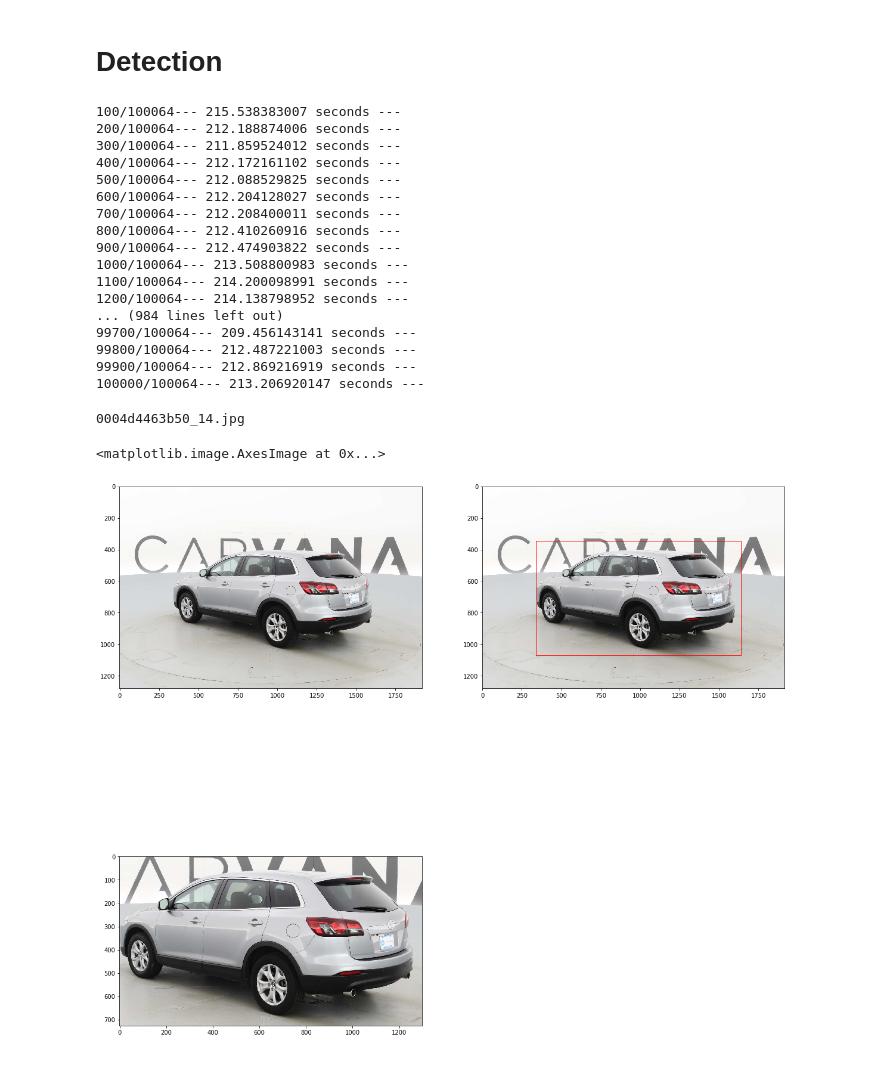
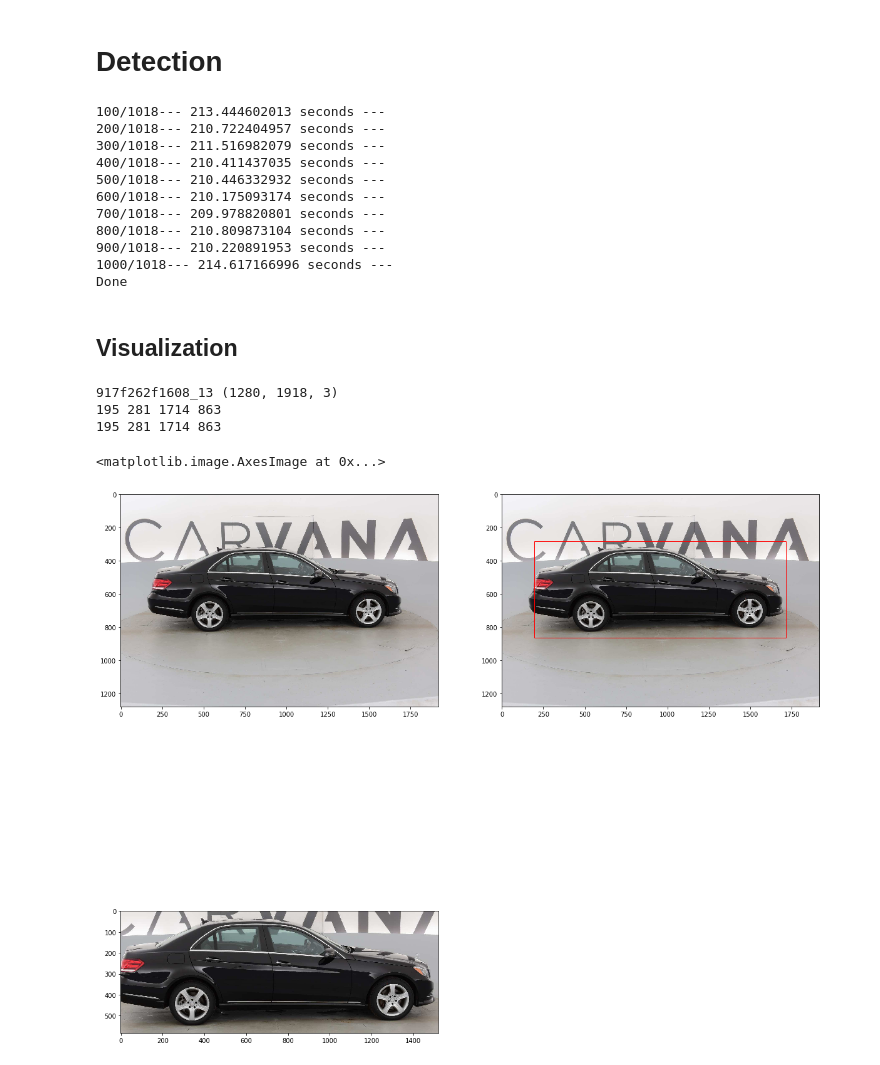
Before and after one commit to deepmd/Carvana, a Jupyter notebook: find_test_bboxes.ipynb, the cells around one changed output. Saved outputs shown, nothing was run; the diff lists cells and outputs as text; code cells hidden in the pictures.

```diff
--- a/find_test_bboxes.ipynb
+++ b/find_test_bboxes.ipynb
@@ -100,7 +100,7 @@ with detection_graph.as_default():
   with tf.Session(graph=detection_graph) as sess:
     start_time = time.time()
     for image_path in IMAGE_PATHS:
-      image = Image.open(os.path.join('inputs/test/'+image_path))
+      image = Image.open(os.path.join('inputs/train/{}.jpg'.format(image_path)))
       #The array based representation of the image will be used later in order to prepare the
       # result image with boxes and labels on it.
       image_np = load_image_into_numpy_array(image)
@@ -119,16 +119,17 @@ with detection_graph.as_default():
           [boxes, scores, classes, num_detections],
           feed_dict={image_tensor: image_np_expanded})
       (ymin, xmin, ymax, xmax) = boxes[0][0]
-      #im_width, im_height = image.size
       x1, y1, x2, y2 = set_coordinates(xmin, ymin, xmax, ymax, image.size)
       bboxes.append([image_path, x1, y1, x2, y2])
       if num%100==0:
         print '{0}/{1}--- {2} seconds ---'.format(num, len(IMAGE_PATHS), (time.time() - start_time))
-        np.savetxt('inputs/test_bbox_{0}.csv'.format(num), bboxes, fmt='%s', delimiter=',', newline='\n')
+        #np.savetxt('inputs/test_bbox_{0}.csv'.format(num), bboxes, fmt='%s', delimiter=',', newline='\n')
         start_time = time.time()
       num += 1
 
-np.savetxt('inputs/test_bbox.csv', bboxes, fmt='%s', delimiter=',', newline='\n')
+np.savetxt('inputs/valid_bboxes_ex2.csv', bboxes, fmt='%s', delimiter=',', newline='\n')
+
+print 'Done'
 
       # Visualization of the results of a detection.
       #vis_util.visualize_boxes_and_labels_on_image_array(
@@ -136,28 +137,26 @@ np.savetxt('inputs/test_bbox.csv', bboxes, fmt='%s', delimiter=',', newline='\n'
       #    np.squeeze(boxes),
       #   np.squeeze(classes).astype(np.int32),
       #    np.squeeze(scores),
+
       #    category_index,
+
       #    use_normalized_coordinates=True,
       #    line_thickness=8)
       #plt.figure(figsize=IMAGE_SIZE)
       #plt.imshow(image_np)
 # %% [output]
-100/100064--- 215.538383007 seconds ---
-200/100064--- 212.188874006 seconds ---
-300/100064--- 211.859524012 seconds ---
-400/100064--- 212.172161102 seconds ---
-500/100064--- 212.088529825 seconds ---
-600/100064--- 212.204128027 seconds ---
-700/100064--- 212.208400011 seconds ---
-800/100064--- 212.410260916 seconds ---
-900/100064--- 212.474903822 seconds ---
-1000/100064--- 213.508800983 seconds ---
-1100/100064--- 214.200098991 seconds ---
-1200/100064--- 214.138798952 seconds ---
-... (984 lines left out)
-99700/100064--- 209.456143141 seconds ---
-99800/100064--- 212.487221003 seconds ---
-99900/100064--- 212.869216919 seconds ---
-100000/100064--- 213.206920147 seconds ---
+100/1018--- 213.444602013 seconds ---
+200/1018--- 210.722404957 seconds ---
+300/1018--- 211.516982079 seconds ---
+400/1018--- 210.411437035 seconds ---
+500/1018--- 210.446332932 seconds ---
+600/1018--- 210.175093174 seconds ---
+700/1018--- 209.978820801 seconds ---
+800/1018--- 210.809873104 seconds ---
+900/1018--- 210.220891953 seconds ---
+1000/1018--- 214.617166996 seconds ---
+Done
+# %% [markdown]
+## Visualization
 # %%
 import pandas as pd
@@ -167,29 +166,33 @@ from matplotlib import pyplot as plt
 
 %matplotlib inline
 # %%
-df_train = pd.read_csv('inputs/sample_submission.csv')
+df_train = pd.read_csv('inputs/valid_images_ex2.csv')
 IMAGE_PATHS = df_train['img']
 
-bboxes = get_bboxes('inputs/test_bbox.csv')
+bboxes = utils.get_bboxes('inputs/valid_bboxes_ex2_margin_30.csv')
-# %%
-print IMAGE_PATHS[13]
-# %% [output]
-0004d4463b50_14.jpg
 # %%
-id_img=230
+id_img=137
 
-img = np.array(Image.open(path.join('inputs/test/', IMAGE_PATHS[id_img])))
+img = np.array(Image.open('inputs/train/{}.jpg'.format(IMAGE_PATHS[id_img])))
+print IMAGE_PATHS[id_img], img.shape
 xmin, ymin, xmax, ymax = bboxes[IMAGE_PATHS[id_img]]
-cropped_img = img[ymin:ymax, xmin:xmax]
+print xmin, ymin, xmax, ymax
+#xmin -=50
+#xmax +=10
+print xmin, ymin, xmax, ymax
+cropped_img = img[ymin:ymax+1, xmin:xmax+1]
 
 fig = plt.figure(figsize=(20, 20))
 sub1 = fig.add_subplot(2, 2, 1)
 sub1.imshow(img)
 sub2 = fig.add_subplot(2, 2, 2)
 sub2.add_patch(plt.Rectangle((xmin, ymin), width=xmax-xmin, height=ymax-ymin, fill=False, color='red'))
 sub2.imshow(img)
 sub3 = fig.add_subplot(2, 2, 3)
 sub3.imshow(cropped_img)
 # %% [output]
-<matplotlib.image.AxesImage at 0x...>
+917f262f1608_13 (1280, 1918, 3)
+195 281 1714 863
+195 281 1714 863
+<matplotlib.image.AxesImage at 0x...>
-[figure, old version]
+[figure, new version]
```
Also changed, not shown: parts of 3 cells of this notebook, 26 other files.
